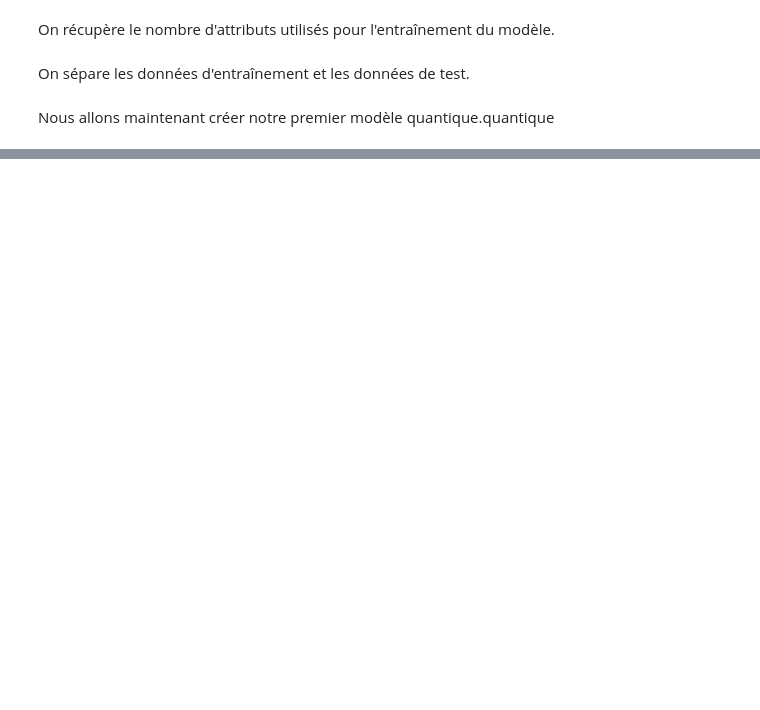
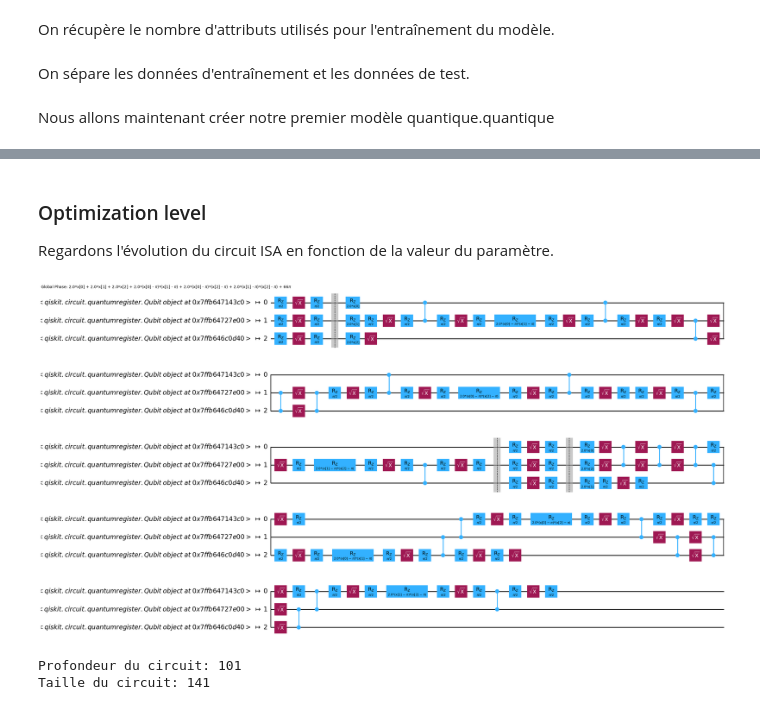
Before and after one commit to QuentinPrigent/MobilePrice, a Jupyter notebook: 05 - Noyau quantique.ipynb, the cells around one changed output, grey strips where cells are left out. Cells and saved outputs as stored; diff of their text form; code cells hidden in the pictures; blank space fills up the shorter version.

```diff
--- a/05 - Noyau quantique.ipynb
+++ b/05 - Noyau quantique.ipynb
@@ -271,0 +308,23 @@ print(f"PegasosQSVC classification test score: {pegasos_score}")
+# %% [markdown]
+### Optimization level
+
+Regardons l'évolution du circuit ISA en fonction de la valeur du paramètre.
+# %%
+seed_transpiler = 42
+
+pass_manager = generate_preset_pass_manager(
+    backend=fake_backend,
+    optimization_level=0,
+    seed_transpiler=seed_transpiler
+)
+
+isa_circuit = pass_manager.run(feature_map)
+isa_circuit.draw("mpl", idle_wires=False)
+# %% [output]
+[figure, added]
+# %%
+print(f"Profondeur du circuit: {isa_circuit.depth()}")
+print(f"Taille du circuit: {isa_circuit.size()}")
+# %% [output]
+Profondeur du circuit: 101
+Taille du circuit: 141
```
Also changed, not shown: parts of 71 cells of this notebook.
